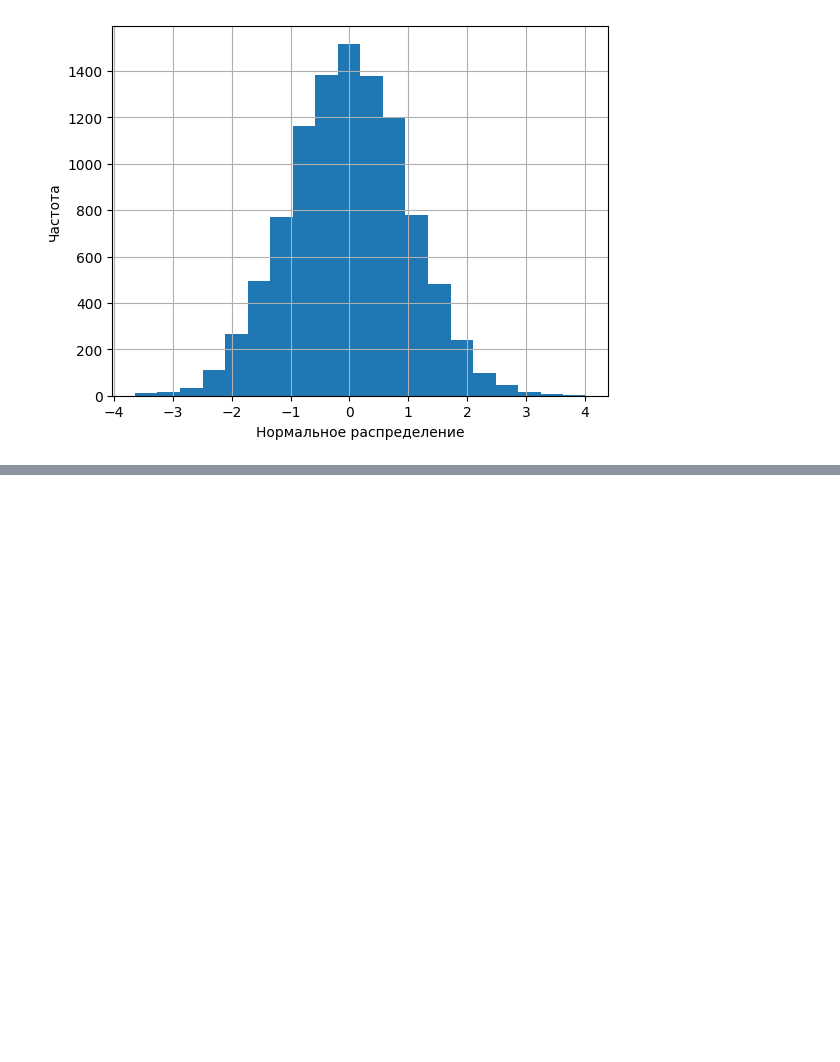
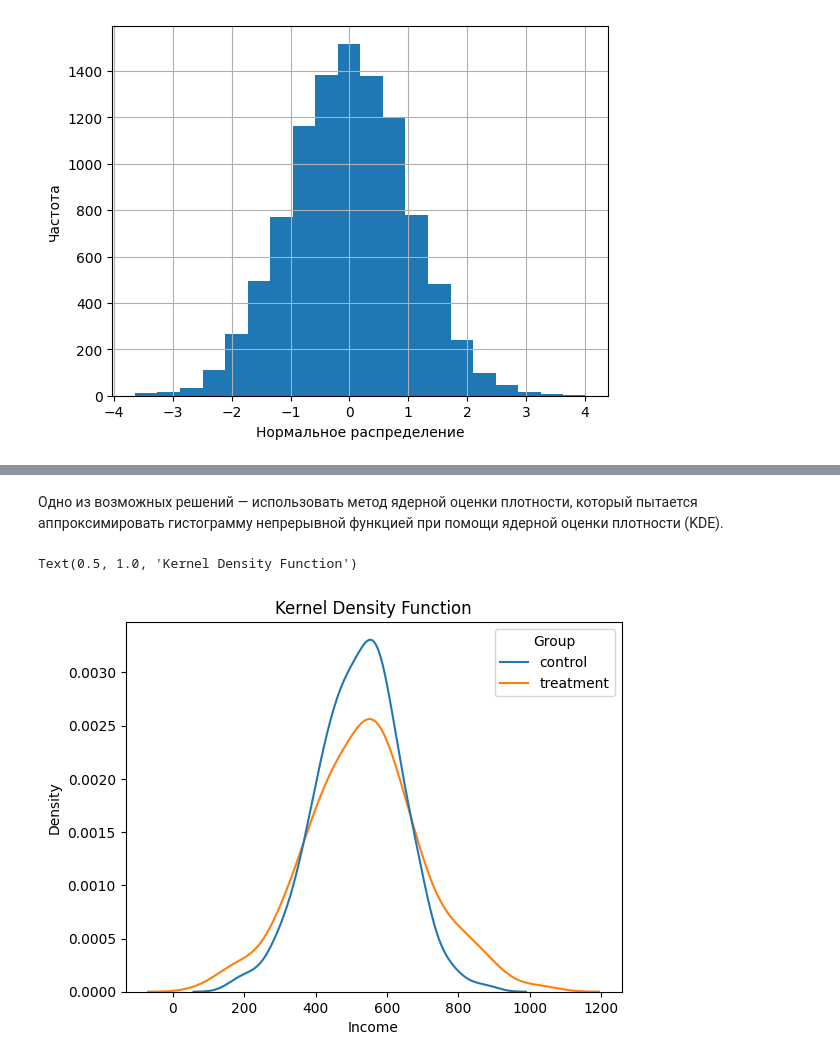
Before and after one commit to Vakhranev/MGIMO, a Jupyter notebook: 14 февраля.ipynb, the cells around one changed output, grey strips where cells are left out. Saved outputs shown, nothing was run; the diff lists cells and outputs as text; code cells hidden in the pictures; blank space fills up the shorter version.

```diff
--- a/14 февраля.ipynb
+++ b/14 февраля.ipynb
@@ -319,0 +403,8 @@ ex_1_17()
+# %% [markdown]
+Одно из возможных решений — использовать метод ядерной оценки плотности, который пытается аппроксимировать гистограмму непрерывной функцией при помощи ядерной оценки плотности (KDE).
+# %%
+sns.kdeplot(x='Income', data=df, hue='Group', common_norm=False)
+plt.title("Kernel Density Function")
+# %% [output]
+Text(0.5, 1.0, 'Kernel Density Function')
+[figure, added]
```
Also changed, not shown: parts of 46 cells of this notebook.
